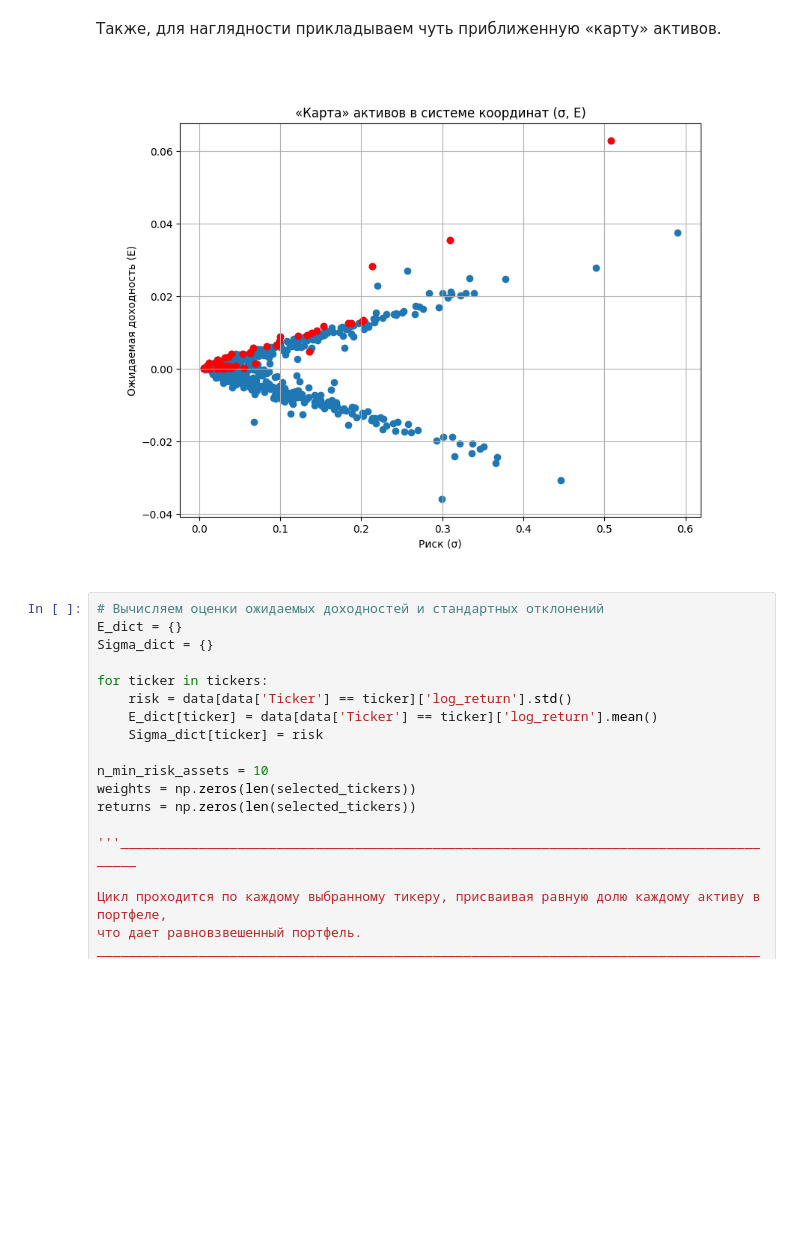
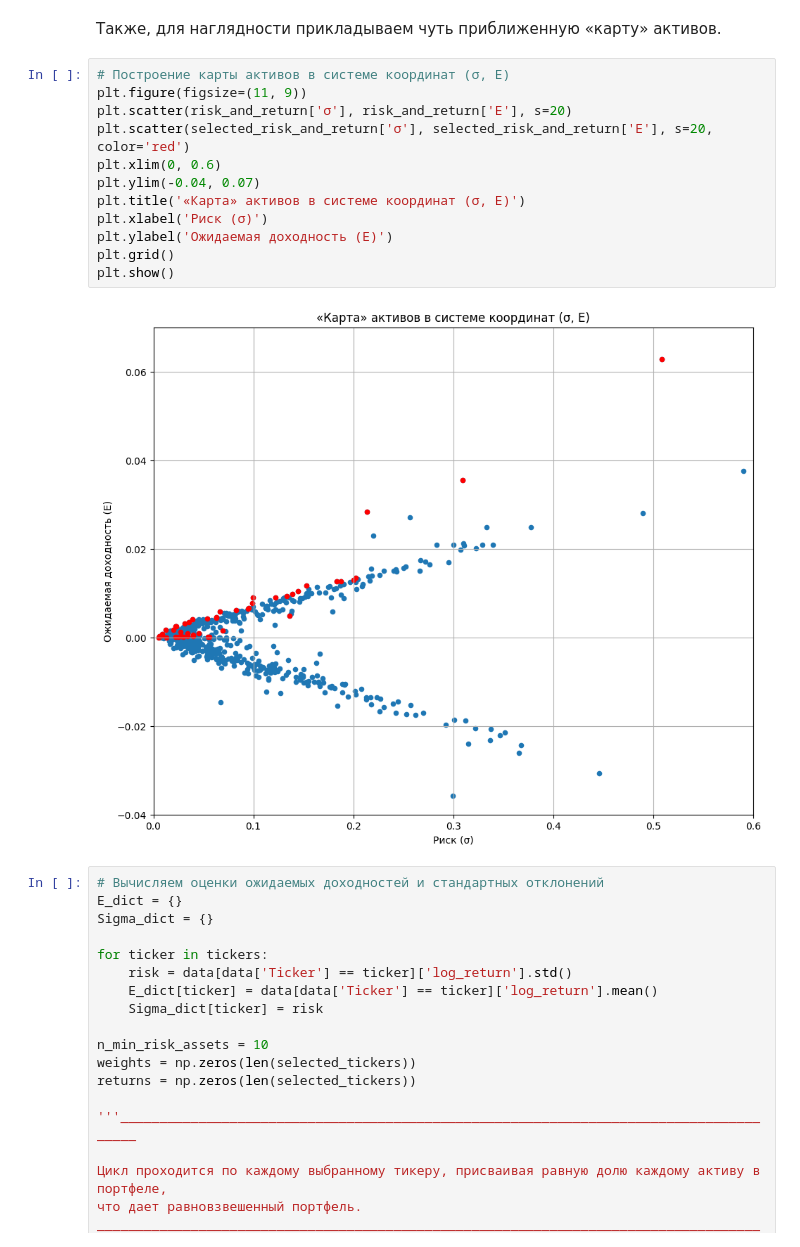
Before and after one commit to AkyLkaNastya/stock-market-analysis, a Jupyter notebook: Часть 2/report.ipynb, the cells around one changed output. Cells and saved outputs as stored; diff of their text form; blank space fills up the shorter version.

```diff
--- a/Часть 2/report.ipynb
+++ b/Часть 2/report.ipynb
@@ -108,8 +108,20 @@ plt.show()
 [figure]
 # %% [markdown]
 Также, для наглядности прикладываем чуть приближенную «карту» активов.
-# %% [markdown]
-![Карта активов.png](<attachment:Карта активов.png>)
+# %%
+# Построение карты активов в системе координат (σ, E)
+plt.figure(figsize=(11, 9))
+plt.scatter(risk_and_return['σ'], risk_and_return['E'], s=20)
+plt.scatter(selected_risk_and_return['σ'], selected_risk_and_return['E'], s=20, color='red')
+plt.xlim(0, 0.6)
+plt.ylim(-0.04, 0.07)
+plt.title('«Карта» активов в системе координат (σ, E)')
+plt.xlabel('Риск (σ)')
+plt.ylabel('Ожидаемая доходность (E)')
+plt.grid()
+plt.show()
+# %% [output]
+[figure, added]
 # %%
 # Вычисляем оценки ожидаемых доходностей и стандартных отклонений
 E_dict = {}
```
Also changed, not shown: parts of 4 cells of this notebook, 1 other file.
